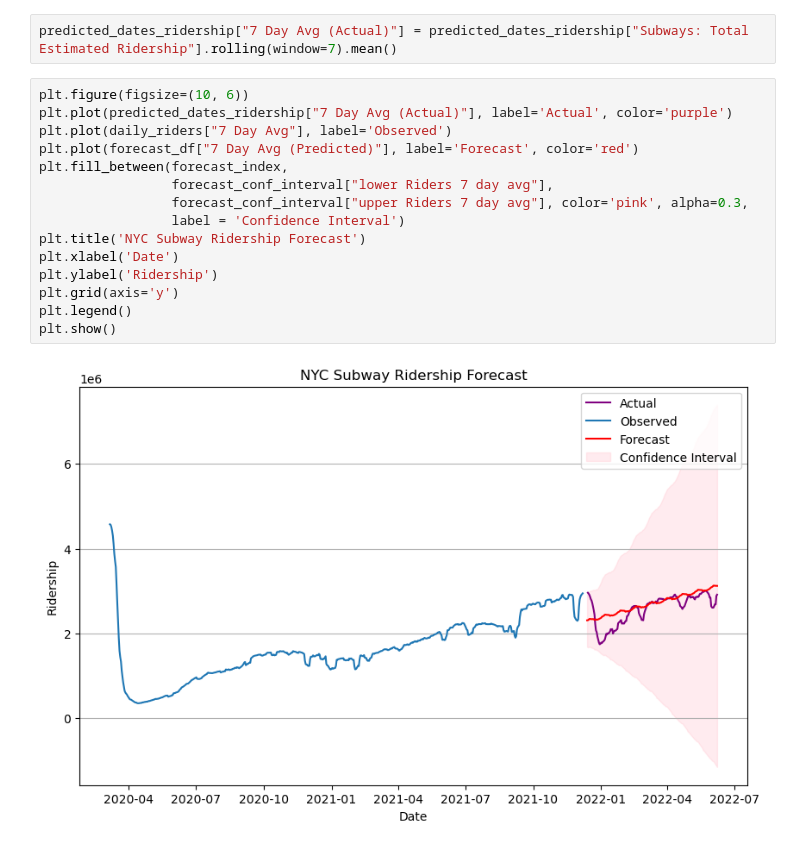
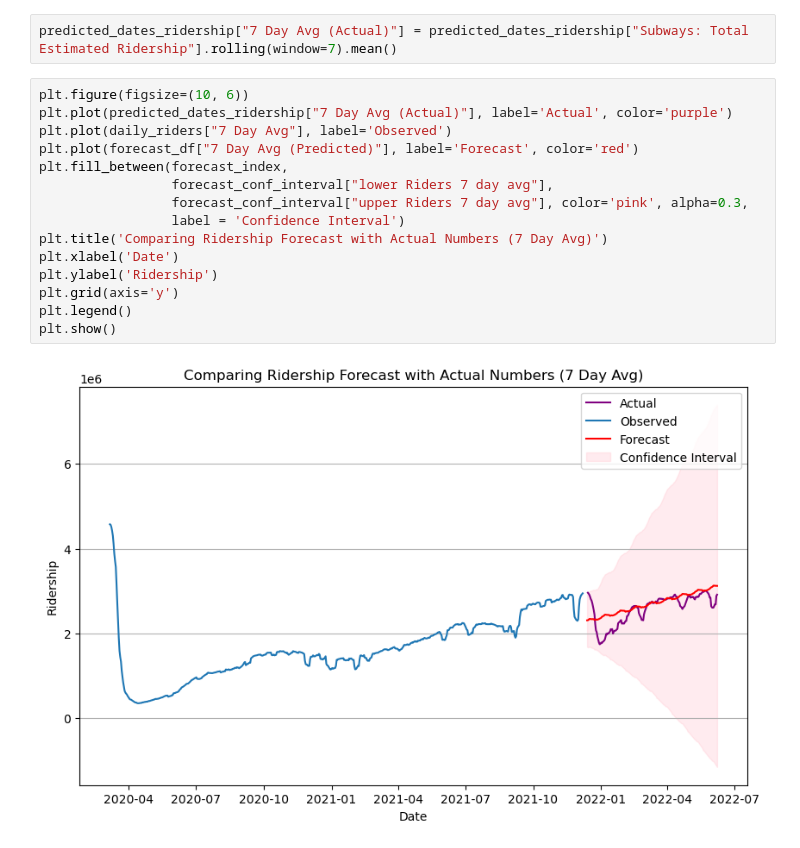
Before and after one commit to tanveerm176/Covid-Subway-Analysis, a Jupyter notebook: Forecasting.ipynb, the cells around one changed output. Drawn from its saved outputs; the diff is of its cells as text.

```diff
--- a/Forecasting.ipynb
+++ b/Forecasting.ipynb
@@ -423,17 +423,17 @@ predicted_dates_ridership["7 Day Avg (Actual)"] = predicted_dates_ridership["Sub
 # %%
 plt.figure(figsize=(10, 6))
 plt.plot(predicted_dates_ridership["7 Day Avg (Actual)"], label='Actual', color='purple')
 plt.plot(daily_riders["7 Day Avg"], label='Observed')
 plt.plot(forecast_df["7 Day Avg (Predicted)"], label='Forecast', color='red')
 plt.fill_between(forecast_index,
                  forecast_conf_interval["lower Riders 7 day avg"],
                  forecast_conf_interval["upper Riders 7 day avg"], color='pink', alpha=0.3,
                  label = 'Confidence Interval')
-plt.title('NYC Subway Ridership Forecast')
+plt.title('Comparing Ridership Forecast with Actual Numbers (7 Day Avg)')
 plt.xlabel('Date')
 plt.ylabel('Ridership')
 plt.grid(axis='y')
 plt.legend()
 plt.show()
 # %% [output]
-[figure, old version]
+[figure, new version]
```
Also changed, not shown: parts of 4 cells of this notebook, 10 other files.
